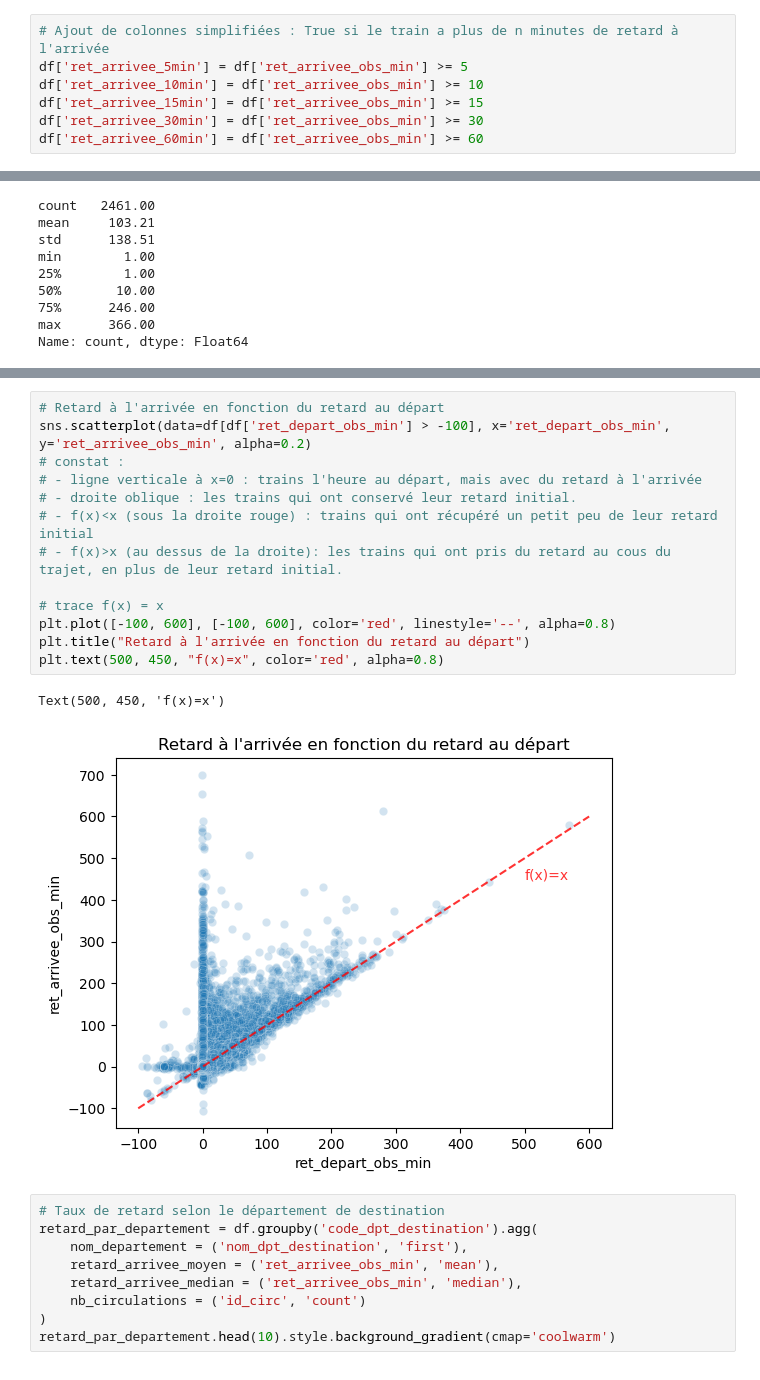
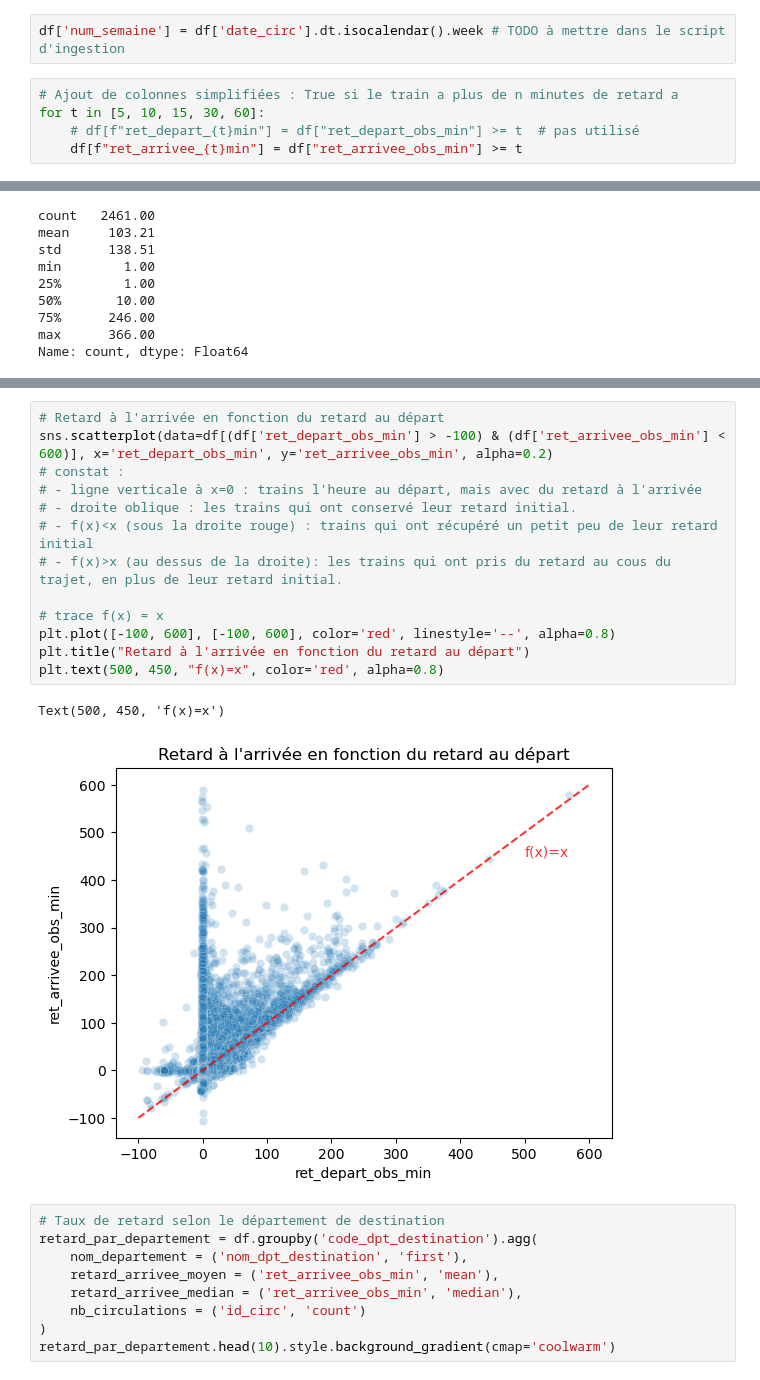
Before and after one commit to Gallien-e/analyse-retard-sncf, a Jupyter notebook: notebooks/2-EDA-2024.ipynb, the cells around one changed output, grey strips where cells are left out. Cells and saved outputs as stored; diff of their text form.

```diff
--- a/notebooks/2-EDA-2024.ipynb
+++ b/notebooks/2-EDA-2024.ipynb
@@ -47,13 +47,13 @@ df = (
 )
 # %% [markdown]
 # Analyse
-# %%
-# Ajout de colonnes simplifiées : True si le train a plus de n minutes de retard à l'arrivée
-df['ret_arrivee_5min'] = df['ret_arrivee_obs_min'] >= 5
-df['ret_arrivee_10min'] = df['ret_arrivee_obs_min'] >= 10
-df['ret_arrivee_15min'] = df['ret_arrivee_obs_min'] >= 15
-df['ret_arrivee_30min'] = df['ret_arrivee_obs_min'] >= 30
-df['ret_arrivee_60min'] = df['ret_arrivee_obs_min'] >= 60
+# %%
+df['num_semaine'] = df['date_circ'].dt.isocalendar().week # TODO à mettre dans le script d'ingestion
+# %%
+# Ajout de colonnes simplifiées : True si le train a plus de n minutes de retard a
+for t in [5, 10, 15, 30, 60]:
+    # df[f"ret_depart_{t}min"] = df["ret_depart_obs_min"] >= t  # pas utilisé
+    df[f"ret_arrivee_{t}min"] = df["ret_arrivee_obs_min"] >= t
 # %%
 # top 10 des plus grands retards à l'arrivée :
 df.sort_values(by='ret_arrivee_obs_min', ascending=False).head()
@@ -339,19 +389,19 @@ Text(0.5, 1.0, "Retard à l'arrivée en fonction de la longueur du trajet")
 # %%
 # Retard à l'arrivée en fonction du retard au départ
-sns.scatterplot(data=df[df['ret_depart_obs_min'] > -100], x='ret_depart_obs_min', y='ret_arrivee_obs_min', alpha=0.2)
+sns.scatterplot(data=df[(df['ret_depart_obs_min'] > -100) & (df['ret_arrivee_obs_min'] < 600)], x='ret_depart_obs_min', y='ret_arrivee_obs_min', alpha=0.2)
 # constat :
 # - ligne verticale à x=0 : trains l'heure au départ, mais avec du retard à l'arrivée
 # - droite oblique : les trains qui ont conservé leur retard initial.
 # - f(x)<x (sous la droite rouge) : trains qui ont récupéré un petit peu de leur retard initial
 # - f(x)>x (au dessus de la droite): les trains qui ont pris du retard au cous du trajet, en plus de leur retard initial.
 
 # trace f(x) = x
 plt.plot([-100, 600], [-100, 600], color='red', linestyle='--', alpha=0.8)
 plt.title("Retard à l'arrivée en fonction du retard au départ")
 plt.text(500, 450, "f(x)=x", color='red', alpha=0.8)
 # %% [output]
 Text(500, 450, 'f(x)=x')
-[figure, old version]
+[figure, new version]
 # %%
 # Taux de retard selon le département de destination
 retard_par_departement = df.groupby('code_dpt_destination').agg(
```
Also changed, not shown: parts of 9 cells of this notebook, 1 other file.
